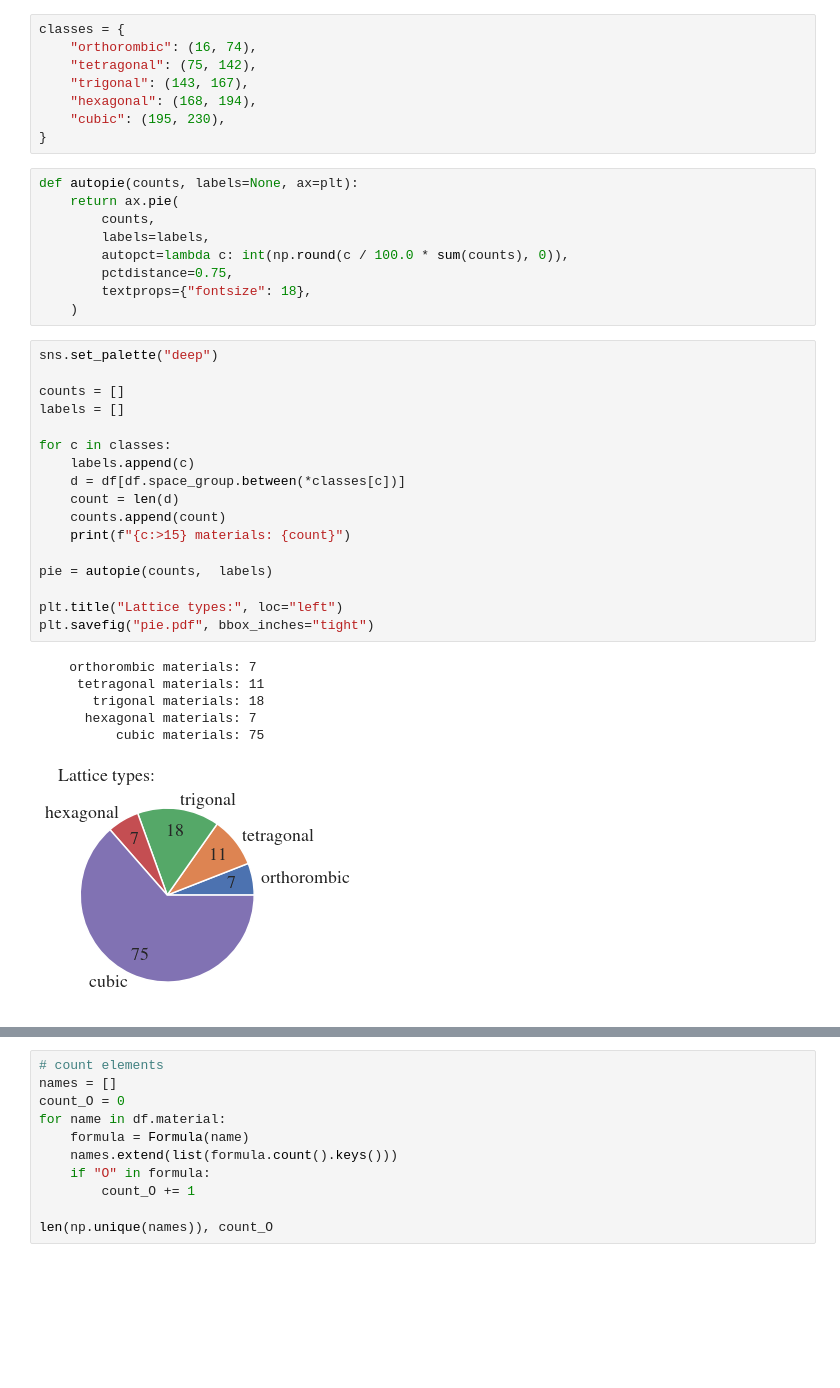
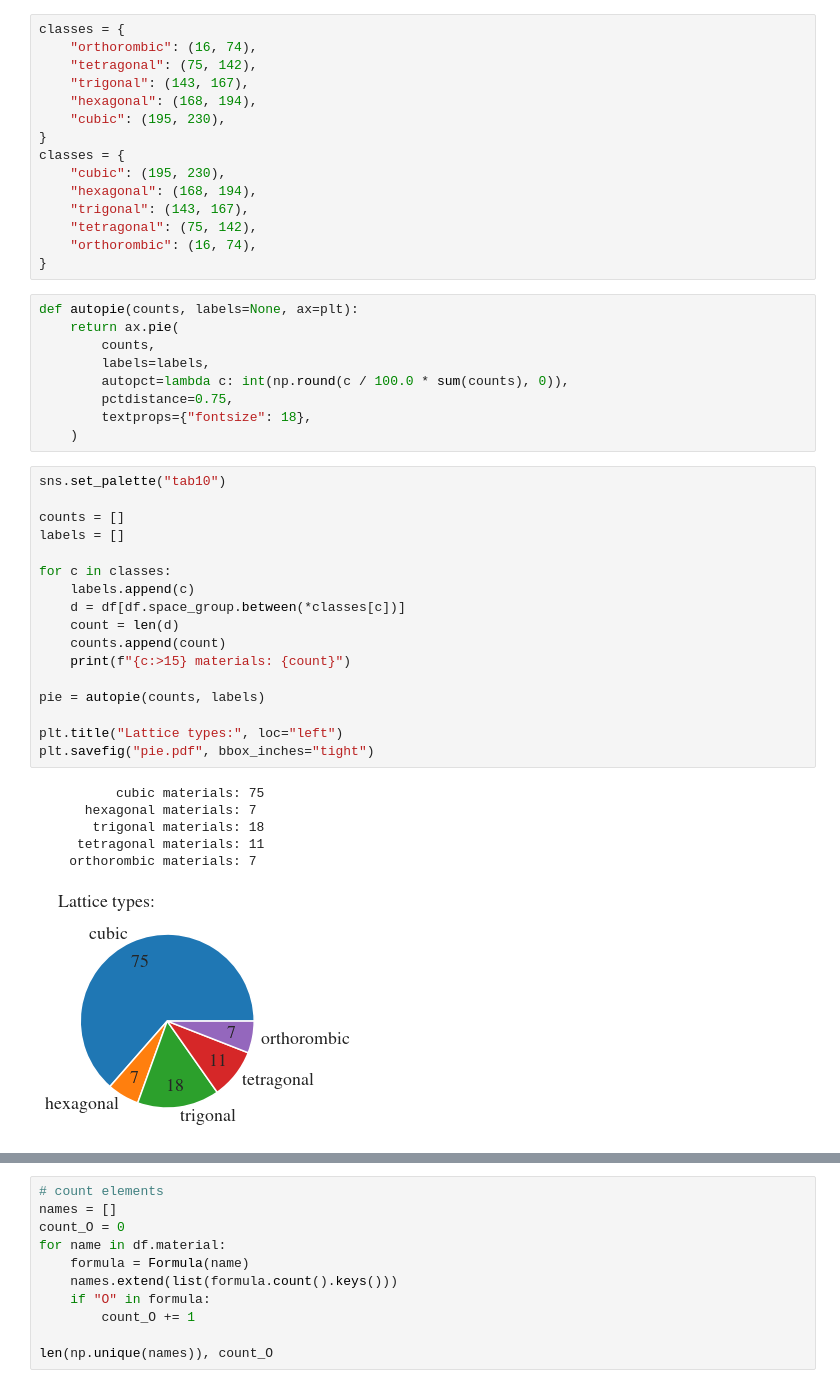
Before and after one commit to flokno/thesis_phd, a Jupyter notebook: data/plots/dataset/pandas.ipynb, the cells around one changed output, grey strips where cells are left out. Drawn from its saved outputs; the diff is of its cells as text; blank space fills up the shorter version.

```diff
--- a/data/plots/dataset/pandas.ipynb
+++ b/data/plots/dataset/pandas.ipynb
@@ -53,6 +53,13 @@ classes = {
     "hexagonal": (168, 194),
     "cubic": (195, 230),
 }
+classes = {
+    "cubic": (195, 230),
+    "hexagonal": (168, 194),
+    "trigonal": (143, 167),
+    "tetragonal": (75, 142),
+    "orthorombic": (16, 74),
+}
 # %%
 def autopie(counts, labels=None, ax=plt):
     return ax.pie(
@@ -63,26 +70,26 @@ def autopie(counts, labels=None, ax=plt):
         textprops={"fontsize": 18},
     )
 # %%
-sns.set_palette("deep")
+sns.set_palette("tab10")
 
 counts = []
 labels = []
 
 for c in classes:
     labels.append(c)
     d = df[df.space_group.between(*classes[c])]
     count = len(d)
     counts.append(count)
     print(f"{c:>15} materials: {count}")
 
-pie = autopie(counts,  labels)
+pie = autopie(counts, labels)
 
 plt.title("Lattice types:", loc="left")
 plt.savefig("pie.pdf", bbox_inches="tight")
 # %% [output]
+          cubic materials: 75
+      hexagonal materials: 7
+       trigonal materials: 18
+     tetragonal materials: 11
     orthorombic materials: 7
-     tetragonal materials: 11
-       trigonal materials: 18
-      hexagonal materials: 7
-          cubic materials: 75
-[figure, old version]
+[figure, new version]
```
Also changed, not shown: parts of 7 cells of this notebook, 3 other files.
